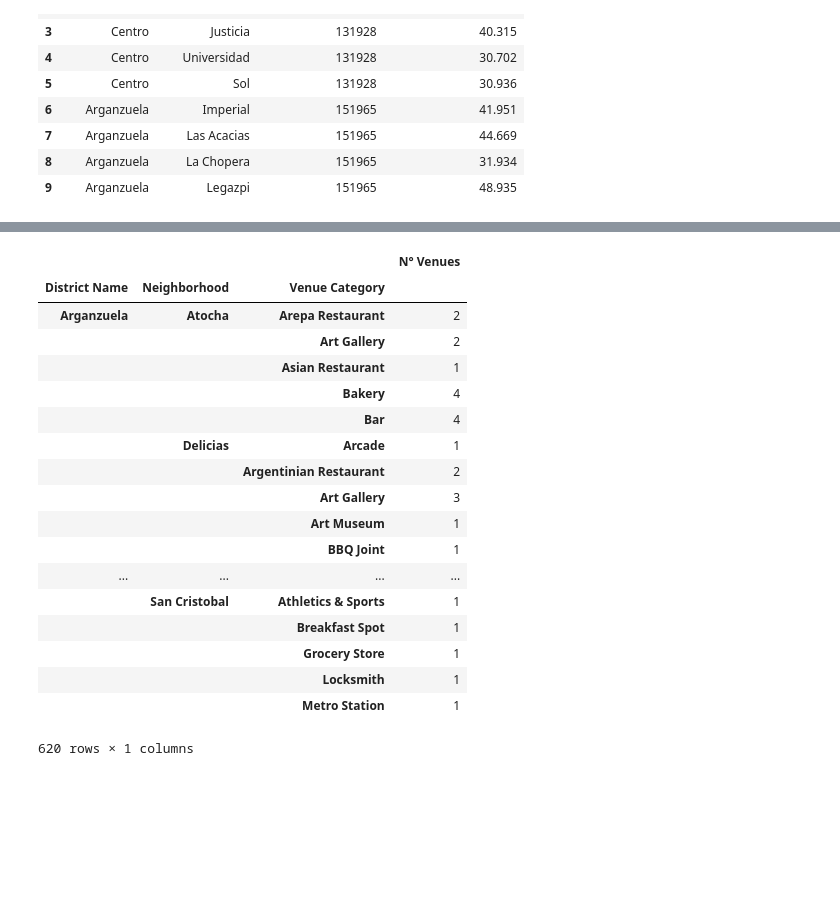
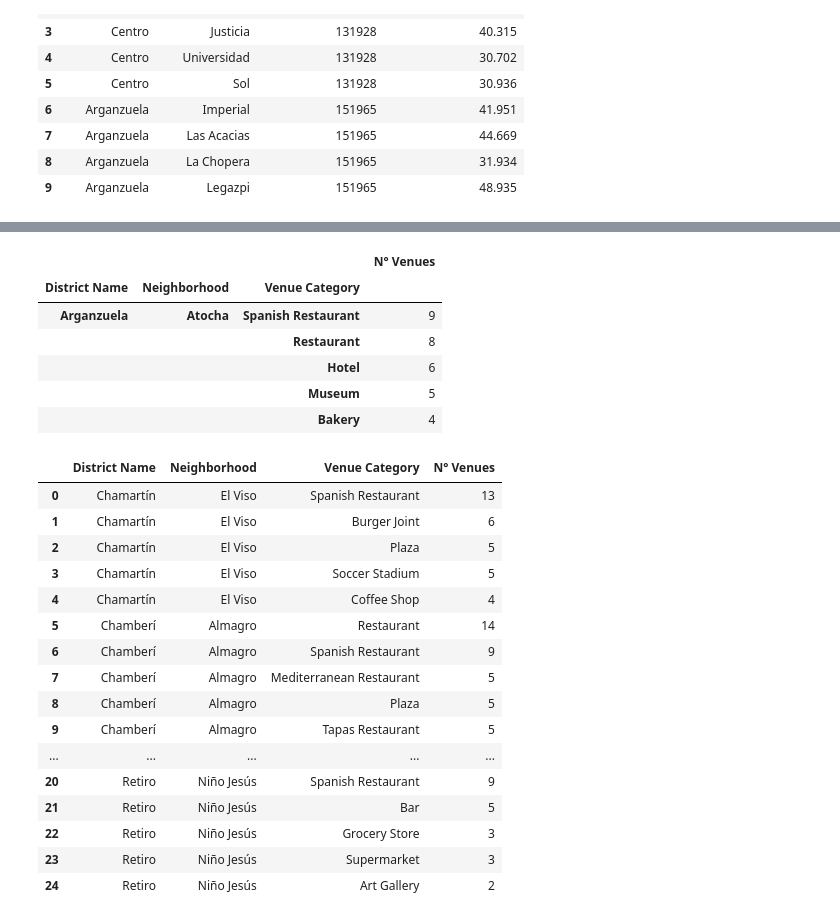
Before and after one commit to cazuaje27/BattleofNeighborhoods, a Jupyter notebook: The Battle of Neighborhoods.ipynb, the cells around one changed output, grey strips where cells are left out. Cells and saved outputs as stored; diff of their text form; code cells hidden in the pictures; blank space fills up the shorter version.

```diff
--- a/The Battle of Neighborhoods.ipynb
+++ b/The Battle of Neighborhoods.ipynb
@@ -712,29 +732,51 @@ ax.get_geometry()
 # %%
+#Now lets get the Top5 Venue of Each Neighborhood.
 df2 = madrid_venues.groupby(['District Name','Neighborhood','Venue Category']).agg({
     'Venue':pd.Series.nunique
 })
 df2.rename(columns={'Venue':'N° Venues'}, inplace=True)
-#df2.reset_index(inplace=True)
-df2.sort_values(['District Name','Neighborhood','N° Venues'],ascending=[True,True,False])
+
+df2.sort_values(['District Name','Neighborhood','N° Venues'],ascending=[True,True,False],inplace=True)
 Top5VenuesNeigh = df2.groupby(level=1).head()
-Top5VenuesNeigh
+Top5VenuesNeigh.head()
 # %% [output]
 |  |  |  | N° Venues |
 | District Name | Neighborhood | Venue Category |  |
-| Arganzuela | Atocha | Arepa Restaurant | 2 |
-|  |  | Art Gallery | 2 |
-|  |  | Asian Restaurant | 1 |
+| Arganzuela | Atocha | Spanish Restaurant | 9 |
+|  |  | Restaurant | 8 |
+|  |  | Hotel | 6 |
+|  |  | Museum | 5 |
 |  |  | Bakery | 4 |
-|  |  | Bar | 4 |
-|  | Delicias | Arcade | 1 |
-|  |  | Argentinian Restaurant | 2 |
-|  |  | Art Gallery | 3 |
-|  |  | Art Museum | 1 |
-|  |  | BBQ Joint | 1 |
-| ... | ... | ... | ... |
-|  | San Cristobal | Athletics & Sports | 1 |
-|  |  | Breakfast Spot | 1 |
-|  |  | Grocery Store | 1 |
-|  |  | Locksmith | 1 |
-|  |  | Metro Station | 1 |
-620 rows × 1 columns
+# %%
+#Now from the bar chart Top20 House Price Growth Madrid and Net Income by Home,
+#we get a good combination from Price Growth and Net Income by Home. Lets reduce to 5 Neighborhoods
+
+filtertop5 = ['San Juan Bautista', 'Almagro','Apostol Santiago', 'El Viso','Niño Jesús']
+Top5VenuesNeigh.reset_index(inplace=True)
+Top5Neigh = pd.DataFrame(columns=Top5VenuesNeigh.columns,index=[0])
+for item in filtertop5:
+    Top5Neigh = Top5Neigh.append(Top5VenuesNeigh[Top5VenuesNeigh['Neighborhood']==item],ignore_index=True)
+
+Top5Neigh.sort_values(['District Name','Neighborhood','N° Venues'],ascending=[True,True,False],inplace=True)
+Top5Neigh.drop(axis=0,index=0,inplace=True)
+Top5Neigh.reset_index(inplace=True)
+Top5Neigh.drop(axis=1,columns='index',inplace=True)
+Top5Neigh
+# %% [output]
+|  | District Name | Neighborhood | Venue Category | N° Venues |
+| 0 | Chamartín | El Viso | Spanish Restaurant | 13 |
+| 1 | Chamartín | El Viso | Burger Joint | 6 |
+| 2 | Chamartín | El Viso | Plaza | 5 |
+| 3 | Chamartín | El Viso | Soccer Stadium | 5 |
+| 4 | Chamartín | El Viso | Coffee Shop | 4 |
+| 5 | Chamberí | Almagro | Restaurant | 14 |
+| 6 | Chamberí | Almagro | Spanish Restaurant | 9 |
+| 7 | Chamberí | Almagro | Mediterranean Restaurant | 5 |
+| 8 | Chamberí | Almagro | Plaza | 5 |
+| 9 | Chamberí | Almagro | Tapas Restaurant | 5 |
+| ... | ... | ... | ... | ... |
+| 20 | Retiro | Niño Jesús | Spanish Restaurant | 9 |
+| 21 | Retiro | Niño Jesús | Bar | 5 |
+| 22 | Retiro | Niño Jesús | Grocery Store | 3 |
+| 23 | Retiro | Niño Jesús | Supermarket | 3 |
+| 24 | Retiro | Niño Jesús | Art Gallery | 2 |
```
Also changed, not shown: parts of 18 cells of this notebook.
